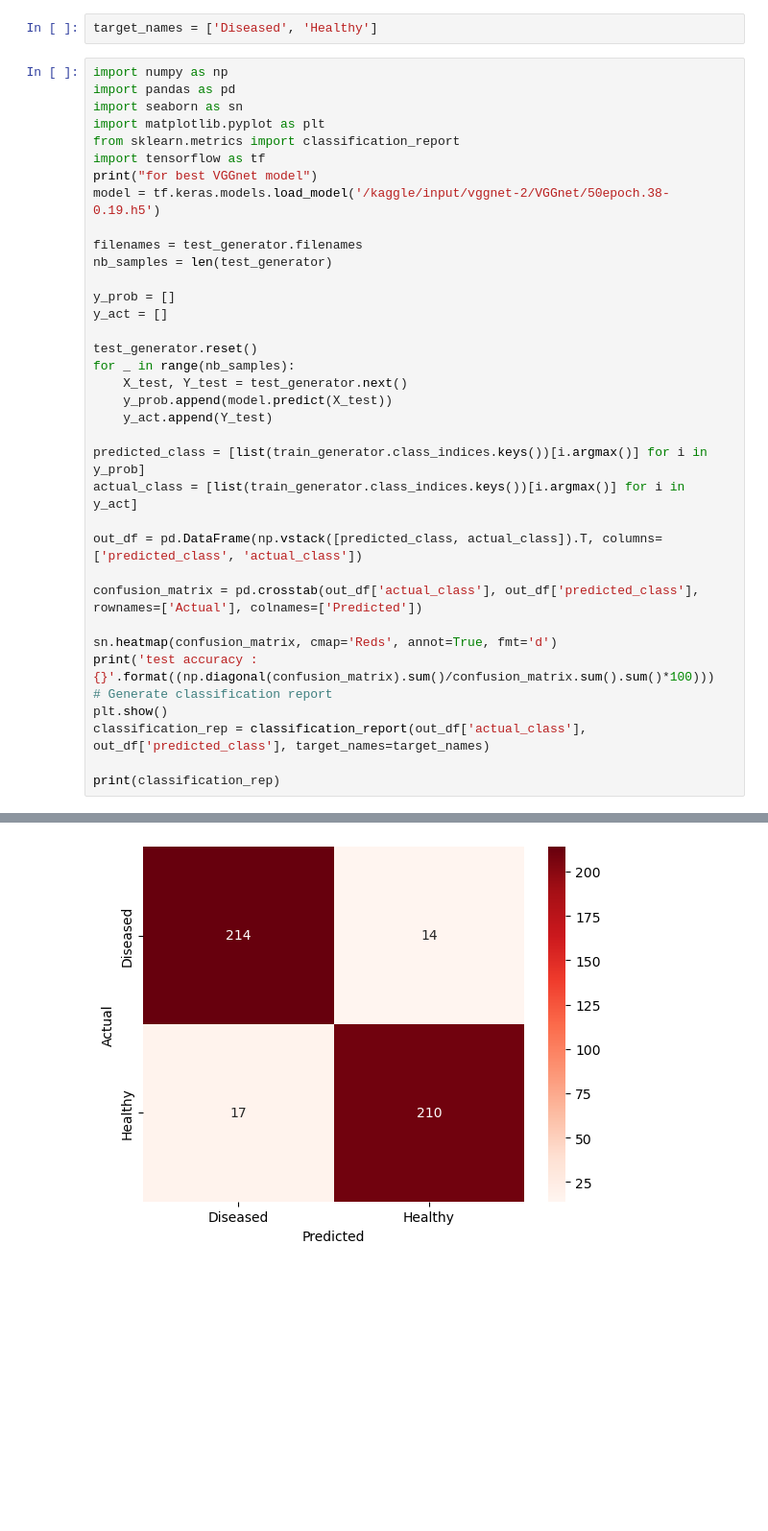
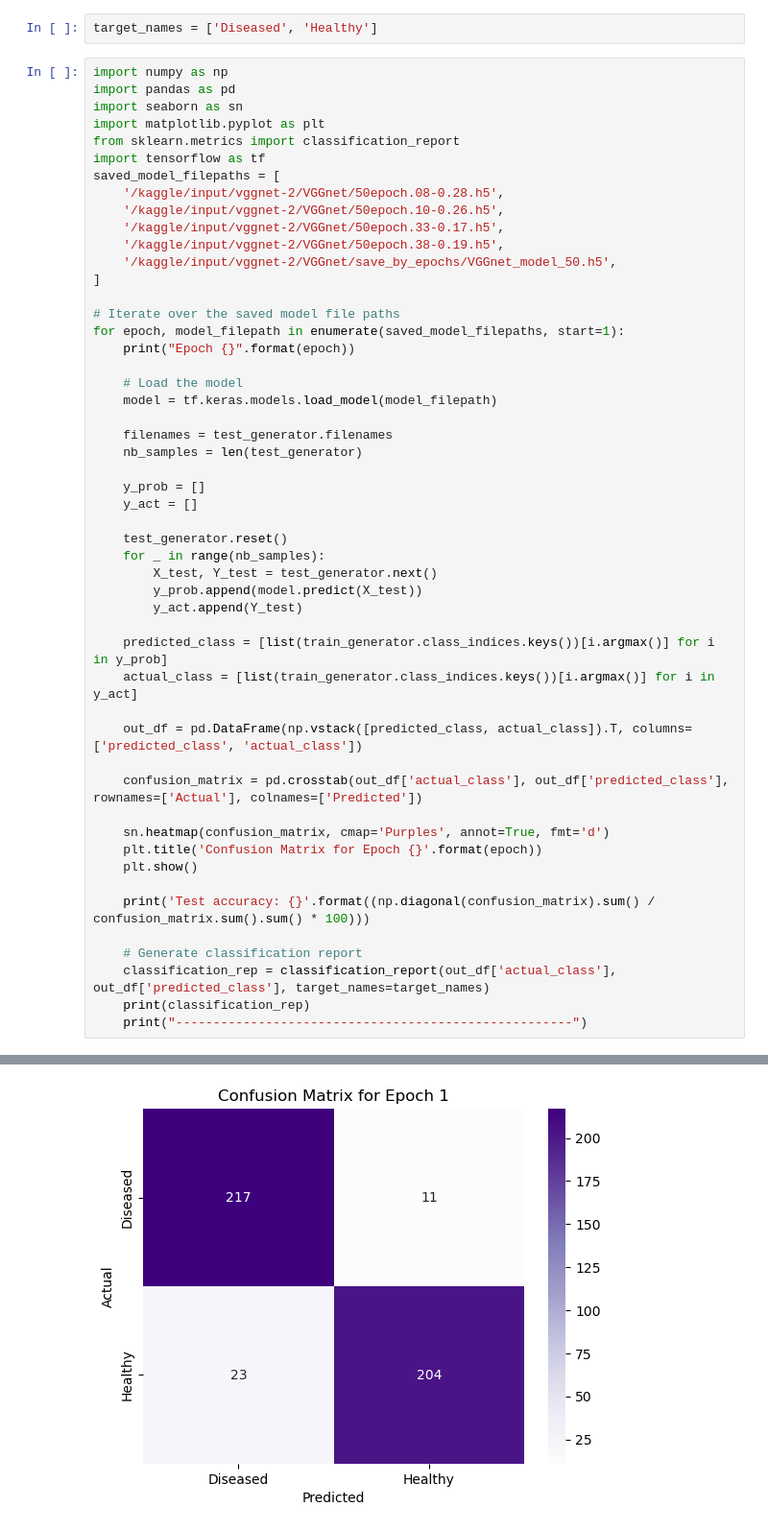
Before and after one commit to ShamsuriIkhwan/plant-health-monitoring, a Jupyter notebook: vggnet-best-version.ipynb, the cells around one changed output, grey strips where cells are left out. Shown at 96% size. Saved outputs shown, nothing was run; the diff lists cells and outputs as text; blank space fills up the shorter version.

Commit message:
Kaggle Notebook | vggnet best version | Version 2

```diff
--- a/vggnet-best-version.ipynb
+++ b/vggnet-best-version.ipynb
@@ -71,33 +71,48 @@ import seaborn as sn
 import matplotlib.pyplot as plt
 from sklearn.metrics import classification_report
 import tensorflow as tf
-print("for best VGGnet model")
-model = tf.keras.models.load_model('/kaggle/input/vggnet-2/VGGnet/50epoch.38-0.19.h5')
+saved_model_filepaths = [
+    '/kaggle/input/vggnet-2/VGGnet/50epoch.08-0.28.h5',
+    '/kaggle/input/vggnet-2/VGGnet/50epoch.10-0.26.h5',
+    '/kaggle/input/vggnet-2/VGGnet/50epoch.33-0.17.h5',
+    '/kaggle/input/vggnet-2/VGGnet/50epoch.38-0.19.h5',
+    '/kaggle/input/vggnet-2/VGGnet/save_by_epochs/VGGnet_model_50.h5',
+]
 
-filenames = test_generator.filenames
-nb_samples = len(test_generator)
+# Iterate over the saved model file paths
+for epoch, model_filepath in enumerate(saved_model_filepaths, start=1):
+    print("Epoch {}".format(epoch))
 
-y_prob = []
-y_act = []
+    # Load the model
+    model = tf.keras.models.load_model(model_filepath)
 
-test_generator.reset()
-for _ in range(nb_samples):
-    X_test, Y_test = test_generator.next()
-    y_prob.append(model.predict(X_test))
-    y_act.append(Y_test)
+    filenames = test_generator.filenames
+    nb_samples = len(test_generator)
 
-predicted_class = [list(train_generator.class_indices.keys())[i.argmax()] for i in y_prob]
-actual_class = [list(train_generator.class_indices.keys())[i.argmax()] for i in y_act]
+    y_prob = []
+    y_act = []
 
-out_df = pd.DataFrame(np.vstack([predicted_class, actual_class]).T, columns=['predicted_class', 'actual_class'])
+    test_generator.reset()
+    for _ in range(nb_samples):
+        X_test, Y_test = test_generator.next()
+        y_prob.append(model.predict(X_test))
+        y_act.append(Y_test)
 
-confusion_matrix = pd.crosstab(out_df['actual_class'], out_df['predicted_class'], rownames=['Actual'], colnames=['Predicted'])
+    predicted_class = [list(train_generator.class_indices.keys())[i.argmax()] for i in y_prob]
+    actual_class = [list(train_generator.class_indices.keys())[i.argmax()] for i in y_act]
 
-sn.heatmap(confusion_matrix, cmap='Reds', annot=True, fmt='d')
-print('test accuracy :{}'.format((np.diagonal(confusion_matrix).sum()/confusion_matrix.sum().sum()*100)))
-# Generate classification report
-plt.show()
-classification_rep = classification_report(out_df['actual_class'], out_df['predicted_class'], target_names=target_names)
+    out_df = pd.DataFrame(np.vstack([predicted_class, actual_class]).T, columns=['predicted_class', 'actual_class'])
 
-print(classification_rep)
+    confusion_matrix = pd.crosstab(out_df['actual_class'], out_df['predicted_class'], rownames=['Actual'], colnames=['Predicted'])
+
+    sn.heatmap(confusion_matrix, cmap='Purples', annot=True, fmt='d')
+    plt.title('Confusion Matrix for Epoch {}'.format(epoch))
+    plt.show()
+
+    print('Test accuracy: {}'.format((np.diagonal(confusion_matrix).sum() / confusion_matrix.sum().sum() * 100)))
+
+    # Generate classification report
+    classification_rep = classification_report(out_df['actual_class'], out_df['predicted_class'], target_names=target_names)
+    print(classification_rep)
+    print("-----------------------------------------------------")
 # %% [output]
@@ -121 +136 @@ test accuracy :93.18681318681318
-[figure, old version]
+[figure, new version]
```
Also changed, not shown: parts of 1 cell of this notebook.
